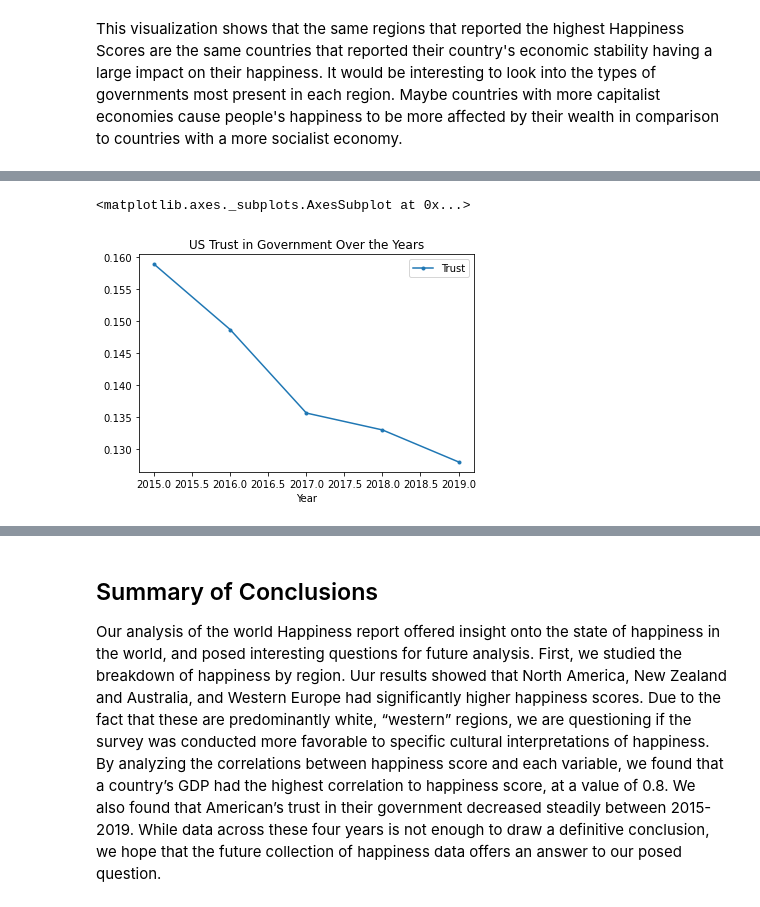
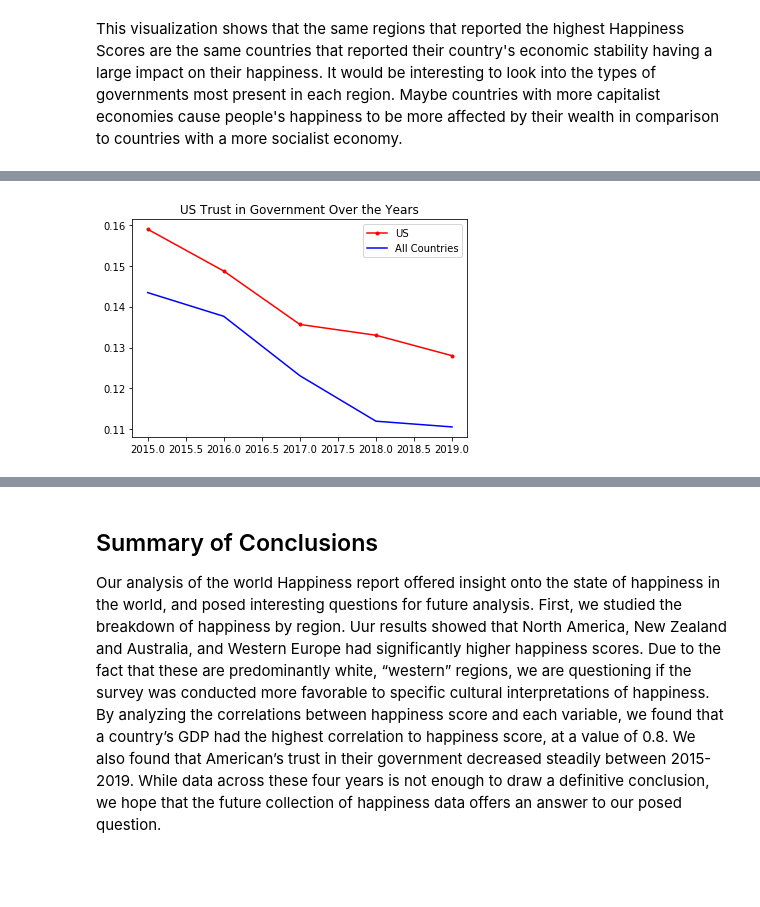
Before and after one commit to lsussman1/DataScienceTutorial, a Jupyter notebook: index.ipynb, the cells around one changed output, grey strips where cells are left out. Saved outputs shown, nothing was run; the diff lists cells and outputs as text; code cells hidden in the pictures; blank space fills up the shorter version.

```diff
--- a/index.ipynb
+++ b/index.ipynb
@@ -385,9 +388,22 @@ The figure below shows a clear decrease in American's trust in their government
 # %%
 #Locate the United States data over the years
 us = allyears.loc[allyears.Country=='United States']
+
+#find the average trust across all countries for each year
+av = allyears.groupby('Year')['Trust'].mean()
-# %%
-#Visualize Trust in United States Over the Years vs. Happiness Score
-us.plot.line(x='Year',y='Trust',title='US Trust in Government Over the Years', marker = '.')
-# %% [output]
-<matplotlib.axes._subplots.AxesSubplot at 0x...>
-[figure, removed]
+# %%
+#Initialize a new figure
+fig, ax = plt.subplots()
+
+#Plot US data
+ax.plot(us['Year'], us['Trust'], c='r', label = 'US', marker = '.')
+
+#Visualize Trust in Other Countries Over the Years
+ax.plot(av, c='b', label = 'All Countries')
+
+#set labels
+ax.set_title('US Trust in Government Over the Years')
+ax.legend()
+plt.show()
+# %% [output]
+[figure, added]
```
Also changed, not shown: parts of 15 cells of this notebook.
